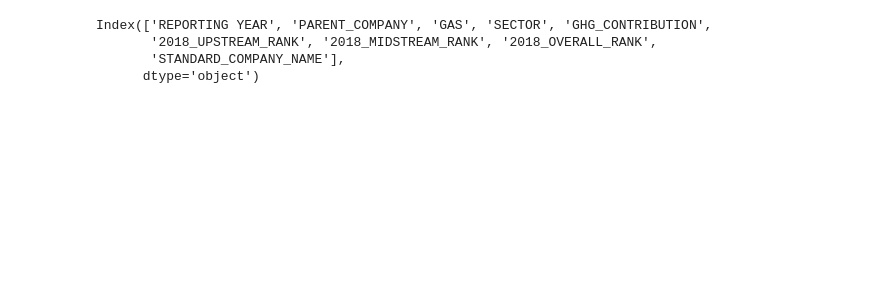
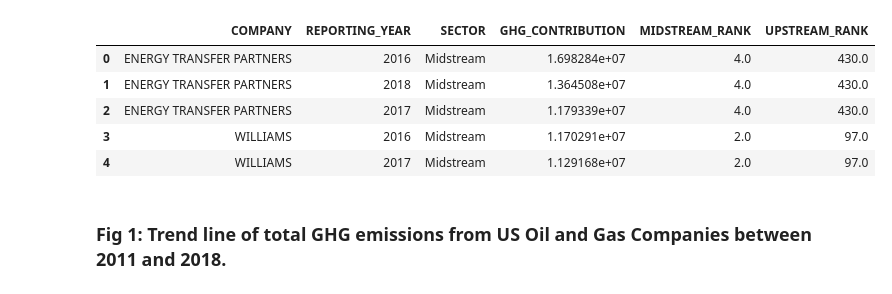
Before and after one commit to rafeesumich/591-GHGFromOilandGasSystems, a Jupyter notebook: EmissionsProject-Visualizations.ipynb, the cells around one changed output. Drawn from its saved outputs; the diff is of its cells as text; code cells hidden in the pictures; blank space fills up the shorter version.

```diff
--- a/EmissionsProject-Visualizations.ipynb
+++ b/EmissionsProject-Visualizations.ipynb
@@ -26,9 +22,0 @@ df_EmissionByGasSec = pd.read_csv('Emissions_aggregatedData.csv',sep='|')
-# %%
-Emissioncolumns = ['REPORTING YEAR',  'GAS', 'SECTOR', 'GHG_CONTRIBUTION',
-       '2018_UPSTREAM_RANK', '2018_MIDSTREAM_RANK', '2018_OVERALL_RANK',
-       'STANDARD_COMPANY_NAME']
-# %% [output]
-Index(['REPORTING YEAR', 'PARENT_COMPANY', 'GAS', 'SECTOR', 'GHG_CONTRIBUTION',
-       '2018_UPSTREAM_RANK', '2018_MIDSTREAM_RANK', '2018_OVERALL_RANK',
-       'STANDARD_COMPANY_NAME'],
-      dtype='object')
@@ -36,0 +23,47 @@ df_EmissionByGasSec = df_EmissionByGasSec[]
+# %%
+#Read data
+df_EmissionByGasSec = pd.read_csv('Emissions_aggregatedData.csv',sep='|')
+
+#Pickup required columns and rename them
+Emissioncolumns = ['STANDARD_COMPANY_NAME','REPORTING YEAR',  'GAS', 'SECTOR', 'GHG_CONTRIBUTION', '2018_UPSTREAM_RANK', '2018_MIDSTREAM_RANK', '2018_OVERALL_RANK']
+df_EmissionByGasSec = df_EmissionByGasSec[Emissioncolumns]
+df_EmissionByGasSec=df_EmissionByGasSec.rename(columns={'STANDARD_COMPANY_NAME':'COMPANY', 'REPORTING YEAR':'REPORTING_YEAR'})
+
+#Aggregate the data by Company, Year and Sector
+df_aggByYearComp=df_EmissionByGasSec[['COMPANY','REPORTING_YEAR', 'SECTOR', 'GHG_CONTRIBUTION']]\
+.groupby(['COMPANY','REPORTING_YEAR','SECTOR']).sum().reset_index()\
+.sort_values('GHG_CONTRIBUTION',ascending=False)
+
+
+#Assign a rank by their total emission in last 9 years
+#Midstream rank
+df_mid = df_aggByYearComp[df_aggByYearComp['SECTOR']=='Midstream']
+df_mid=df_mid[['COMPANY','GHG_CONTRIBUTION']].groupby('COMPANY').sum().reset_index().sort_values('GHG_CONTRIBUTION',ascending=False)\
+.reset_index().drop('index',axis=1).reset_index().rename(columns={'index':'MIDSTREAM_RANK'})
+df_mid['MIDSTREAM_RANK']=df_mid['MIDSTREAM_RANK']+1
+df_mid=df_mid.drop('GHG_CONTRIBUTION', axis=1)
+#df_mid.head()
+
+#Upstream rank
+df_up = df_aggByYearComp[df_aggByYearComp['SECTOR']=='Upstream']
+df_up=df_up[['COMPANY','GHG_CONTRIBUTION']].groupby('COMPANY').sum().reset_index()\
+.sort_values('GHG_CONTRIBUTION',ascending=False)\
+.reset_index().drop('index',axis=1).reset_index().rename(columns={'index':'UPSTREAM_RANK'})
+
+df_up['UPSTREAM_RANK']=df_up['UPSTREAM_RANK']+1
+df_up=df_up.drop('GHG_CONTRIBUTION', axis=1)
+#df_up.head()
+
+
+df_aggByYearComp=df_aggByYearComp.merge(df_mid,how='left', left_on='COMPANY', right_on='COMPANY').merge(df_up,how='left', left_on='COMPANY', right_on='COMPANY')
+
+df_aggByYearComp['MIDSTREAM_RANK']=df_aggByYearComp['MIDSTREAM_RANK'].fillna(max(df_aggByYearComp['MIDSTREAM_RANK'])+1)
+df_aggByYearComp['UPSTREAM_RANK']=df_aggByYearComp['UPSTREAM_RANK'].fillna(df_aggByYearComp['UPSTREAM_RANK'].max()+1)
+df_aggByYearComp.head()
+# %% [output]
+|  | COMPANY | REPORTING_YEAR | SECTOR | GHG_CONTRIBUTION | MIDSTREAM_RANK | UPSTREAM_RANK |
+| 0 | ENERGY TRANSFER PARTNERS | 2016 | Midstream | 1.698284e+07 | 4.0 | 430.0 |
+| 1 | ENERGY TRANSFER PARTNERS | 2018 | Midstream | 1.364508e+07 | 4.0 | 430.0 |
+| 2 | ENERGY TRANSFER PARTNERS | 2017 | Midstream | 1.179339e+07 | 4.0 | 430.0 |
+| 3 | WILLIAMS | 2016 | Midstream | 1.170291e+07 | 2.0 | 97.0 |
+| 4 | WILLIAMS | 2017 | Midstream | 1.129168e+07 | 2.0 | 97.0 |
@@ -36,0 +74,2 @@ df_EmissionByGasSec = df_EmissionByGasSec[]
+# %% [markdown]
+### Fig 1: Trend line of total GHG emissions from US Oil and Gas Companies between 2011 and 2018.
```
Also changed, not shown: parts of 11 cells of this notebook, 1 other file.
